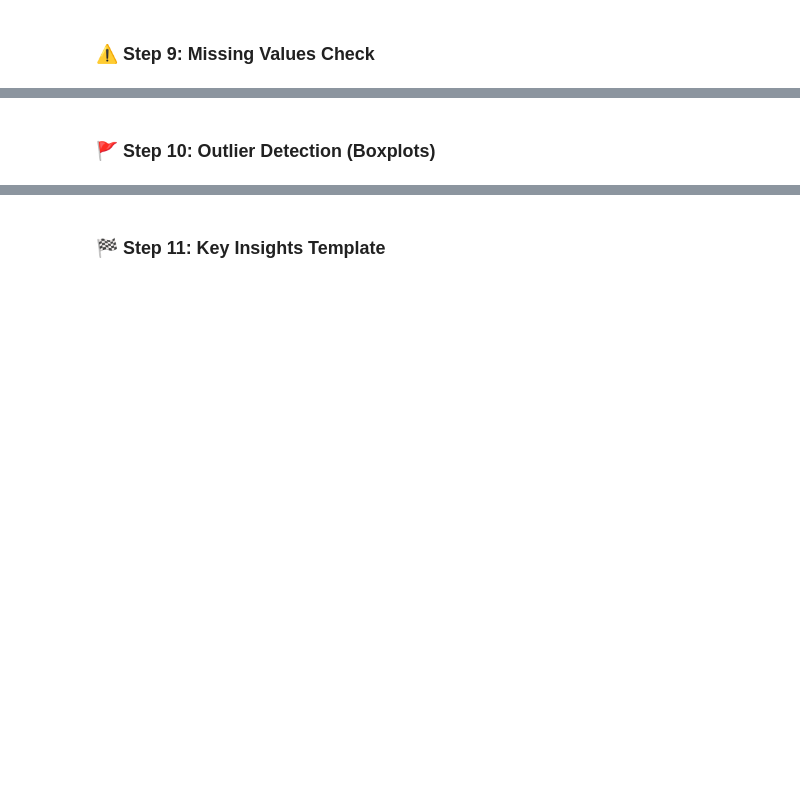
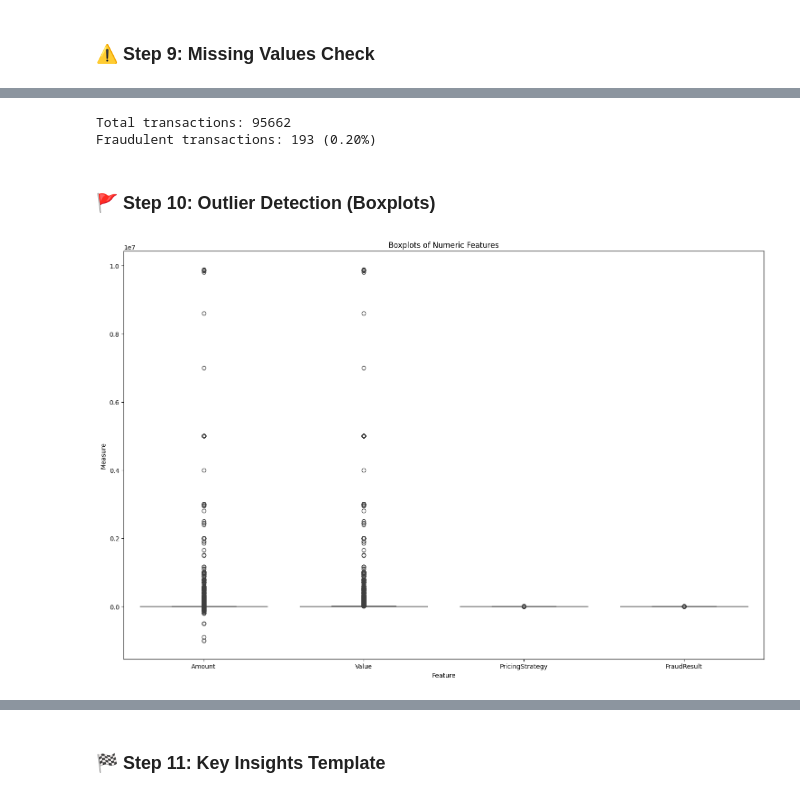
Before and after one commit to 5237-mests/credit-risk-scoring-model, a Jupyter notebook: notebooks/1.0-eda.ipynb, the cells around one changed output, grey strips where cells are left out. Drawn from its saved outputs; the diff is of its cells as text; code cells hidden in the pictures; blank space fills up the shorter version.

```diff
--- a/notebooks/1.0-eda.ipynb
+++ b/notebooks/1.0-eda.ipynb
@@ -129,8 +162,30 @@ else:
+# %%
+# Percentage of fraudulent transactions
+fraud_count = data['FraudResult'].value_counts()
+print(f"Total transactions: {data.shape[0]}")
+print(f"Fraudulent transactions: {fraud_count[1]} ({fraud_count[1] / data.shape[0] * 100:.2f}%)")
+
+# fraud_percentage = (data['FraudResult'].value_counts(normalize=True) * 100).round(2)
+# print(f"Fraudulent transactions: {fraud_percentage[1]}%")
+# %% [output]
+Total transactions: 95662
+Fraudulent transactions: 193 (0.20%)
 # %% [markdown]
 ### 🚩 Step 10: Outlier Detection (Boxplots)
 # %%
-for col in num_cols:
-    plt.figure(figsize=(8, 4))
-    sns.boxplot(x=data[col])
-    plt.title(f'Boxplot of {col}')
-    plt.show()
+# for col in num_cols:
+#     plt.figure(figsize=(8, 4))
+#     sns.boxplot(x=data[col])
+#     plt.title(f'Boxplot of {col}')
+#     plt.show()
+
+boxplot_data = data[num_cols].melt(var_name='Feature', value_name='Measure')
+
+plt.figure(figsize=(15, 10))
+sns.boxplot(x='Feature', y='Measure', data=boxplot_data)
+plt.title('Boxplots of Numeric Features')
+plt.tight_layout()
+plt.savefig('../numeric_boxplots.png')
+plt.show()
+# %% [output]
+[figure, added]
```
Also changed, not shown: parts of 12 cells of this notebook.
